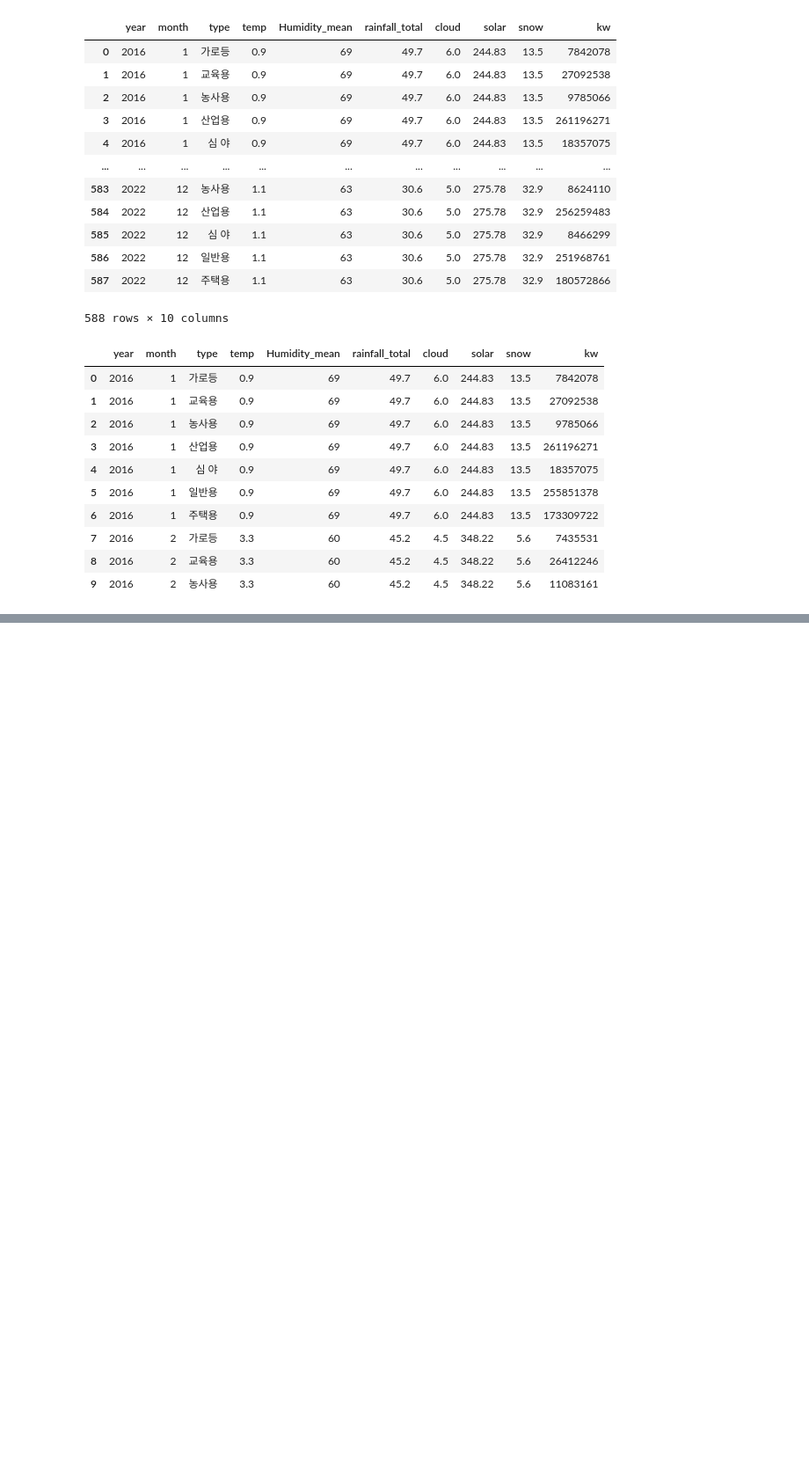
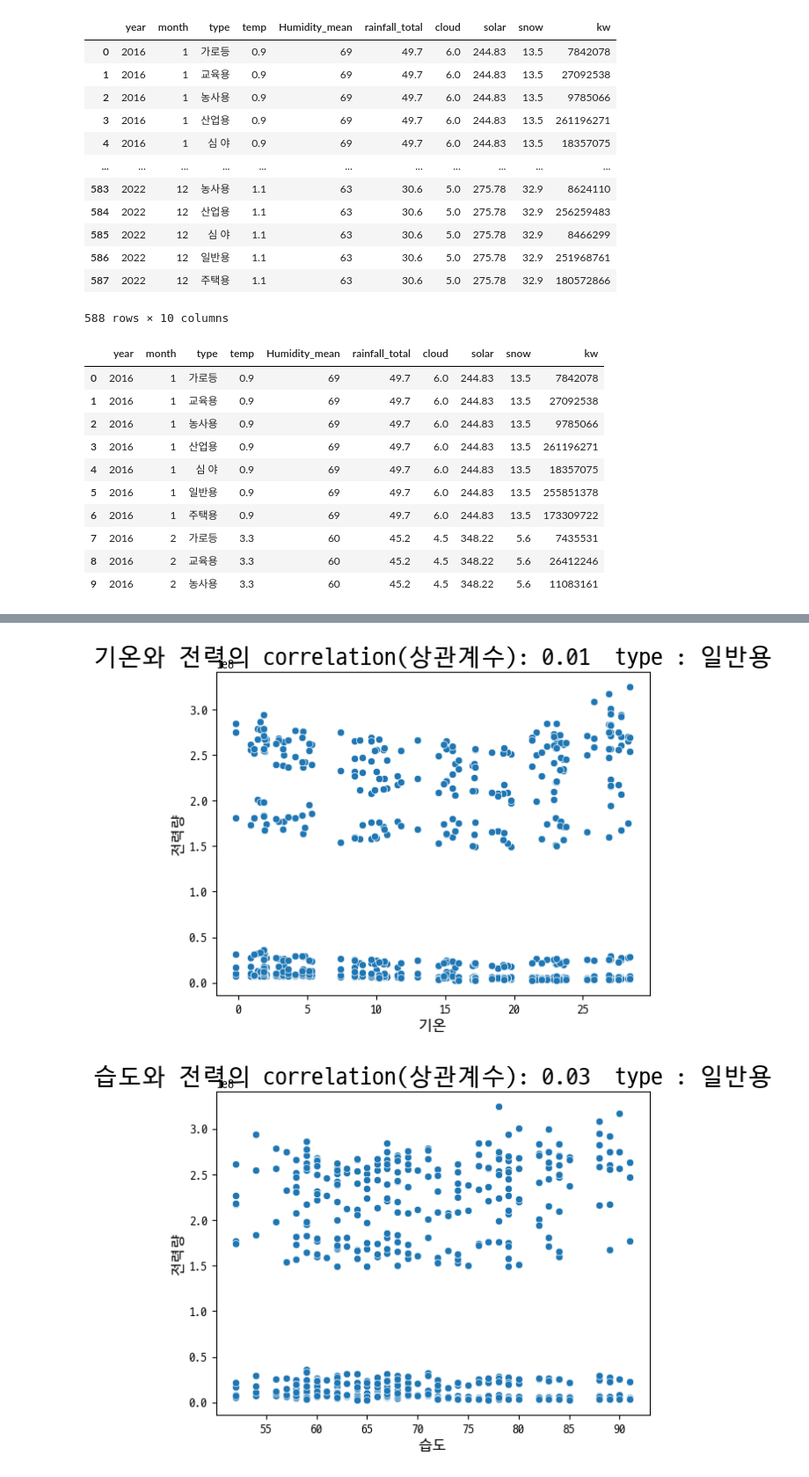
Before and after one commit to ThatHomr/Project_3, a Jupyter notebook: psj_reference/elec_16_22.ipynb, the cells around one changed output, grey strips where cells are left out. Shown at 88% size. Saved outputs shown, nothing was run; the diff lists cells and outputs as text; code cells hidden in the pictures; blank space fills up the shorter version.

```diff
--- a/psj_reference/elec_16_22.ipynb
+++ b/psj_reference/elec_16_22.ipynb
@@ -361,0 +359,14 @@ for i, item in enumerate(type_dic):
+# %%
+wea_df = ['temp', 'Humidity_mean', 'rainfall_total',
+       'cloud', 'solar', 'snow']
+wea_dic = {'temp': '기온', 'Humidity_mean' : '습도', 'rainfall_total' : '강수량', 'cloud' : '운량', 'solar' : '일사량', 'snow' : '적설량'}
+for item in wea_df:
+    correlation = df['kw'].corr(df[item])
+    sns.scatterplot(x=df[item], y=df['kw'])
+    plt.title(wea_dic[item] + '와 전력의 correlation(상관계수): '+str(np.round(correlation,2)) + "  type : 일반용", fontsize=20)
+    plt.xlabel(wea_dic[item] ,fontsize=12)
+    plt.ylabel("전력량",fontsize=12)
+    plt.show()
+# %% [output]
+[figure, added]
+[figure, added]
```
Also changed, not shown: parts of 43 cells of this notebook, 6 other files.
